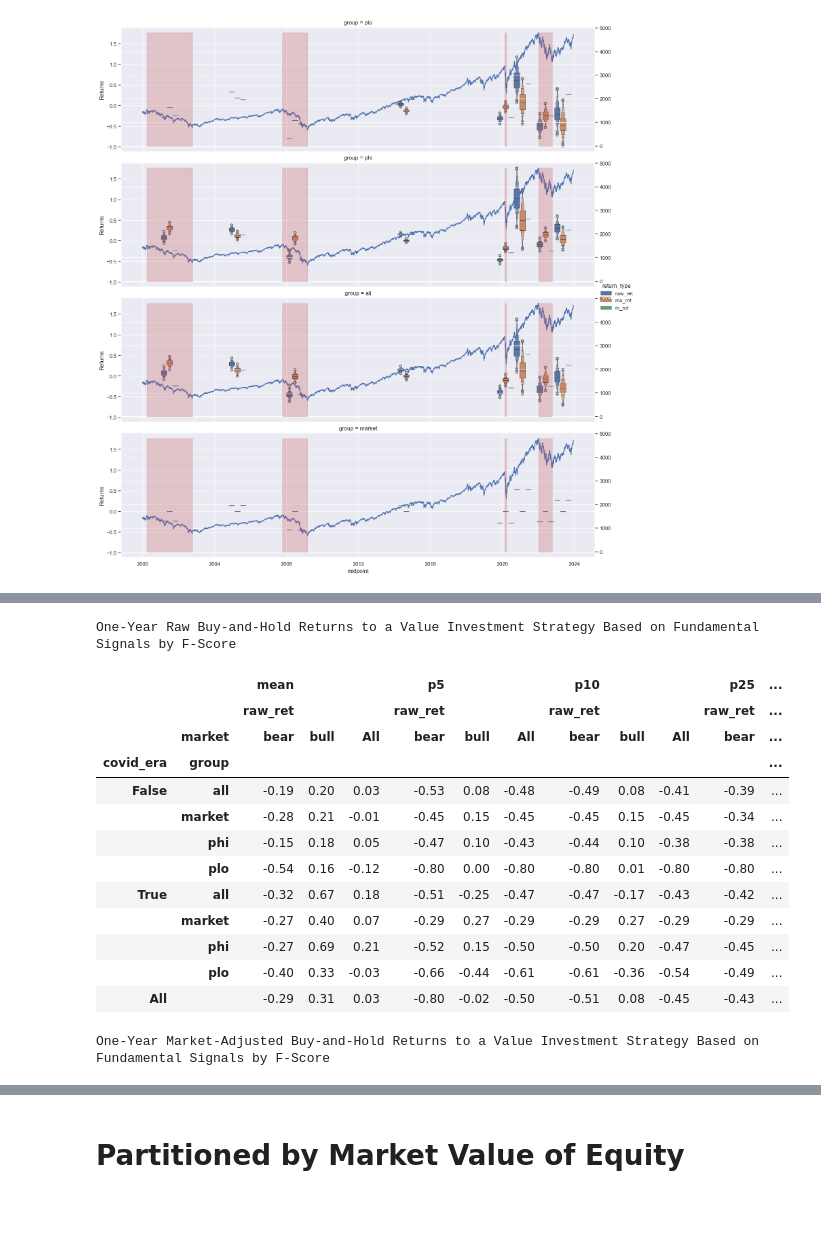
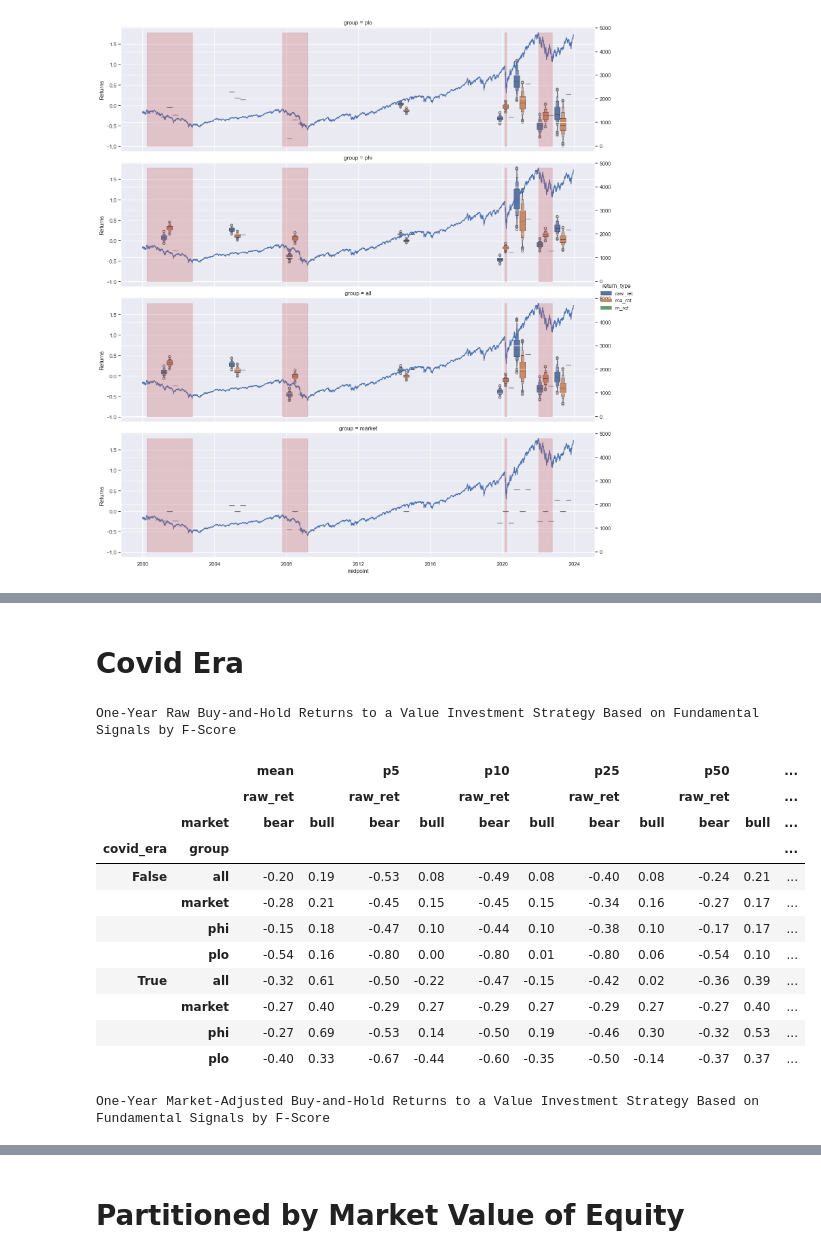
Before and after one commit to wlemmon/WQU_CAPSTONE, a Jupyter notebook: Bulls and Bears.ipynb, the cells around one changed output, grey strips where cells are left out. Cells and saved outputs as stored; diff of their text form; code cells hidden in the pictures; blank space fills up the shorter version.

```diff
--- a/Bulls and Bears.ipynb
+++ b/Bulls and Bears.ipynb
@@ -265,88 +301,52 @@ plt.show()
+# %% [markdown]
+# Covid Era
 # %%
-# caption = "One-Year Market-Adjusted Buy-and-Hold Returns to a Value Investment Strategy Based on Fundamental Signals by F-Score"
-# display(
-#     pd.pivot_table(
-#         data=ports,
-#         values=['raw_ret', 'ma_ret'],
-#         index=['group', 'market'],
-#         #aggfunc=['mean', p25, p50, p75, pos],
-#         aggfunc=['mean', p5, p10, p25, p50, p75, p90, pos, ES, MS],
-#         #margins=True
-#     )
-#     .reorder_levels([1, 0], axis=1)
-#     .sort_index(axis=1)
-#     .style
-#     .set_caption(caption)
-#     .set_table_styles(styles).format('{:.2f}')
-# )
+
 
 caption = "One-Year Raw Buy-and-Hold Returns to a Value Investment Strategy Based on Fundamental Signals by F-Score"
-# display(
-#     pd.pivot_table(
-#         data=ports2,
-#         columns=['return type', 'market'],
-#         values=['value'],
-#         index=['group'],
-#         #aggfunc=['mean', p25, p50, p75, pos],
-#         aggfunc=['mean', p5, p10, p25, p50, p75, p90, pos, ES, MS],
-#         margins=True
-#     )
-# #     .reorder_levels([2, 1, 0], axis=1)
-# #     .sort_index(axis=1)
-#     .style
-#     .set_caption(caption)
-#     .set_table_styles(styles).format('{:.2f}')
-# )
 d = (pd.pivot_table(
         data=ports[ports.group.isin(['market', 'all', 'phi', 'plo'])],
         columns=['market'],
         values=['raw_ret'],#, 'ma_ret'],
         index=['covid_era', 'group', ],
-        #aggfunc=['mean', p25, p50, p75, pos],
         aggfunc=['mean', p5, p10, p25, p50, p75, p90, pos, ES, MS],
-        margins=True
+        #margins=True
     )
-#     .reorder_levels([0, 1, 0], axis=1)
-#     .sort_index(axis=1)
     .style
     .set_caption(caption)
     .set_table_styles(styles).format('{:.2f}')
 )
 display(d)
-dfi.export(d,"port_raw.png",max_cols=-1)
+dfi.export(d,"port_covid_raw.png",max_cols=-1)
 caption = "One-Year Market-Adjusted Buy-and-Hold Returns to a Value Investment Strategy Based on Fundamental Signals by F-Score"
 
 d = (pd.pivot_table(
         data=ports[ports.group.isin(['market', 'all', 'phi', 'plo'])],
         columns=['market'],
         values=['ma_ret'],#, 'ma_ret'],
         index=['covid_era', 'group', ],
-        #aggfunc=['mean', p25, p50, p75, pos],
         aggfunc=['mean', p5, p10, p25, p50, p75, p90, pos, ES, MS],
-        margins=True
+        #margins=True
     )
-#     .reorder_levels([0, 1, 0], axis=1)
-#     .sort_index(axis=1)
     .style
     .set_caption(caption)
     .set_table_styles(styles).format('{:.2f}')
 )
 display(d)
 
-dfi.export(d,"port_ma.png",max_cols=-1)
+dfi.export(d,"port_covid_ma.png",max_cols=-1)
 # %% [output]
 One-Year Raw Buy-and-Hold Returns to a Value Investment Strategy Based on Fundamental Signals by F-Score
-|  |  | mean |  |  | p5 |  |  | p10 |  |  | p25 | ... |
-|  |  | raw_ret |  |  | raw_ret |  |  | raw_ret |  |  | raw_ret | ... |
-|  | market | bear | bull | All | bear | bull | All | bear | bull | All | bear | ... |
+|  |  | mean |  | p5 |  | p10 |  | p25 |  | p50 |  | ... |
+|  |  | raw_ret |  | raw_ret |  | raw_ret |  | raw_ret |  | raw_ret |  | ... |
+|  | market | bear | bull | bear | bull | bear | bull | bear | bull | bear | bull | ... |
 | covid_era | group |  |  |  |  |  |  |  |  |  |  | ... |
-| False | all | -0.19 | 0.20 | 0.03 | -0.53 | 0.08 | -0.48 | -0.49 | 0.08 | -0.41 | -0.39 | ... |
-|  | market | -0.28 | 0.21 | -0.01 | -0.45 | 0.15 | -0.45 | -0.45 | 0.15 | -0.45 | -0.34 | ... |
-|  | phi | -0.15 | 0.18 | 0.05 | -0.47 | 0.10 | -0.43 | -0.44 | 0.10 | -0.38 | -0.38 | ... |
-|  | plo | -0.54 | 0.16 | -0.12 | -0.80 | 0.00 | -0.80 | -0.80 | 0.01 | -0.80 | -0.80 | ... |
-| True | all | -0.32 | 0.67 | 0.18 | -0.51 | -0.25 | -0.47 | -0.47 | -0.17 | -0.43 | -0.42 | ... |
-|  | market | -0.27 | 0.40 | 0.07 | -0.29 | 0.27 | -0.29 | -0.29 | 0.27 | -0.29 | -0.29 | ... |
-|  | phi | -0.27 | 0.69 | 0.21 | -0.52 | 0.15 | -0.50 | -0.50 | 0.20 | -0.47 | -0.45 | ... |
-|  | plo | -0.40 | 0.33 | -0.03 | -0.66 | -0.44 | -0.61 | -0.61 | -0.36 | -0.54 | -0.49 | ... |
-| All |  | -0.29 | 0.31 | 0.03 | -0.80 | -0.02 | -0.50 | -0.51 | 0.08 | -0.45 | -0.43 | ... |
+| False | all | -0.20 | 0.19 | -0.53 | 0.08 | -0.49 | 0.08 | -0.40 | 0.08 | -0.24 | 0.21 | ... |
+|  | market | -0.28 | 0.21 | -0.45 | 0.15 | -0.45 | 0.15 | -0.34 | 0.16 | -0.27 | 0.17 | ... |
+|  | phi | -0.15 | 0.18 | -0.47 | 0.10 | -0.44 | 0.10 | -0.38 | 0.10 | -0.17 | 0.17 | ... |
+|  | plo | -0.54 | 0.16 | -0.80 | 0.00 | -0.80 | 0.01 | -0.80 | 0.06 | -0.54 | 0.10 | ... |
+| True | all | -0.32 | 0.61 | -0.50 | -0.22 | -0.47 | -0.15 | -0.42 | 0.02 | -0.36 | 0.39 | ... |
+|  | market | -0.27 | 0.40 | -0.29 | 0.27 | -0.29 | 0.27 | -0.29 | 0.27 | -0.27 | 0.40 | ... |
+|  | phi | -0.27 | 0.69 | -0.53 | 0.14 | -0.50 | 0.19 | -0.46 | 0.30 | -0.32 | 0.53 | ... |
+|  | plo | -0.40 | 0.33 | -0.67 | -0.44 | -0.60 | -0.35 | -0.50 | -0.14 | -0.37 | 0.37 | ... |
 One-Year Market-Adjusted Buy-and-Hold Returns to a Value Investment Strategy Based on Fundamental Signals by F-Score
```
Also changed, not shown: parts of 24 cells of this notebook, 12 other files.
